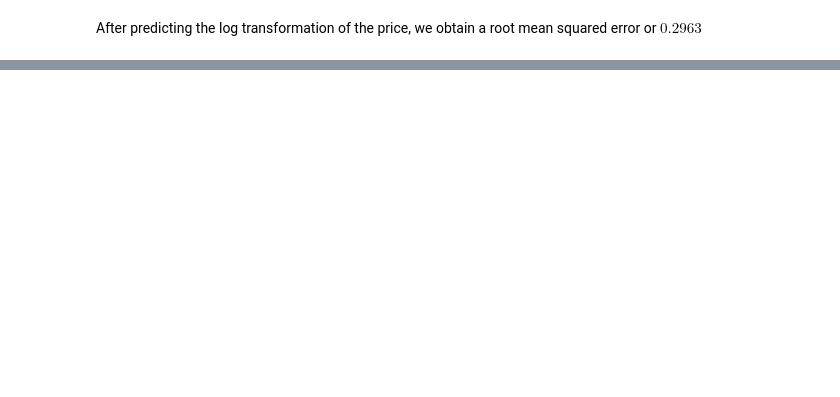
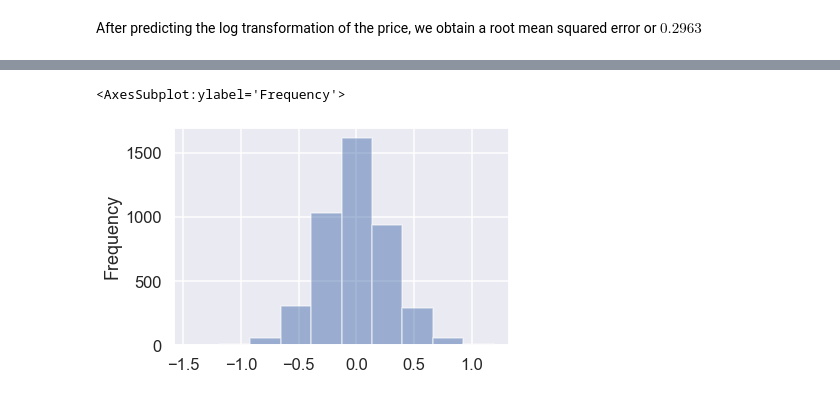
Before and after one commit to kasenteoh/Real-Estate-Prediction, a Jupyter notebook: COGS109-Final.ipynb, the cells around one changed output, grey strips where cells are left out. Drawn from its saved outputs; the diff is of its cells as text; code cells hidden in the pictures; blank space fills up the shorter version.

```diff
--- a/COGS109-Final.ipynb
+++ b/COGS109-Final.ipynb
@@ -214,3 +214,8 @@ plt.scatter(residuals, y_pred)
+# %%
+pd.Series(residuals).plot(kind = 'hist', alpha = 0.5)
+# %% [output]
+<AxesSubplot:ylabel='Frequency'>
+[figure, added]
 # %%
 t1 = np.exp(y_pred)
 t2 = np.exp(y_test)
```
Also changed, not shown: parts of 9 cells of this notebook.
